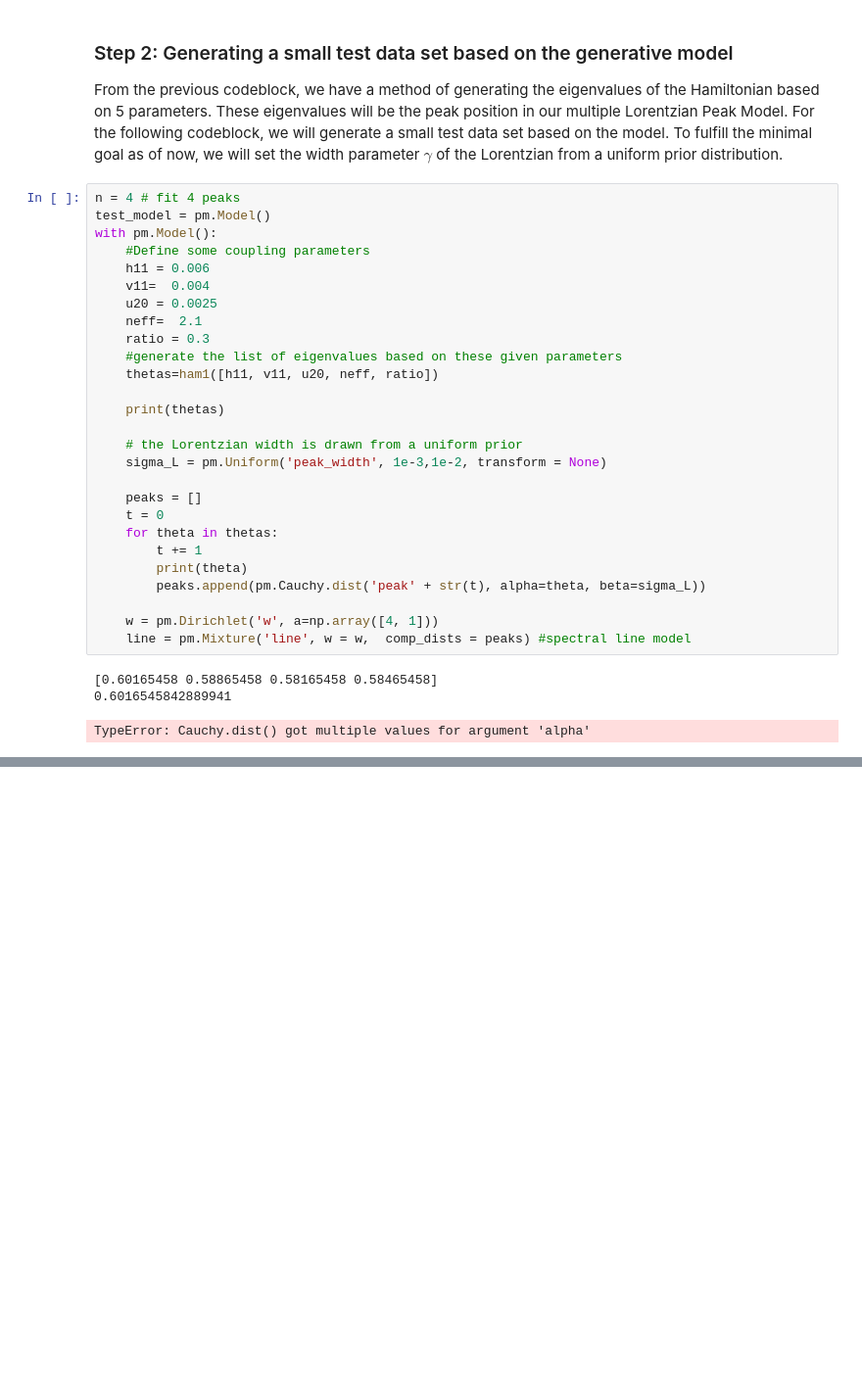
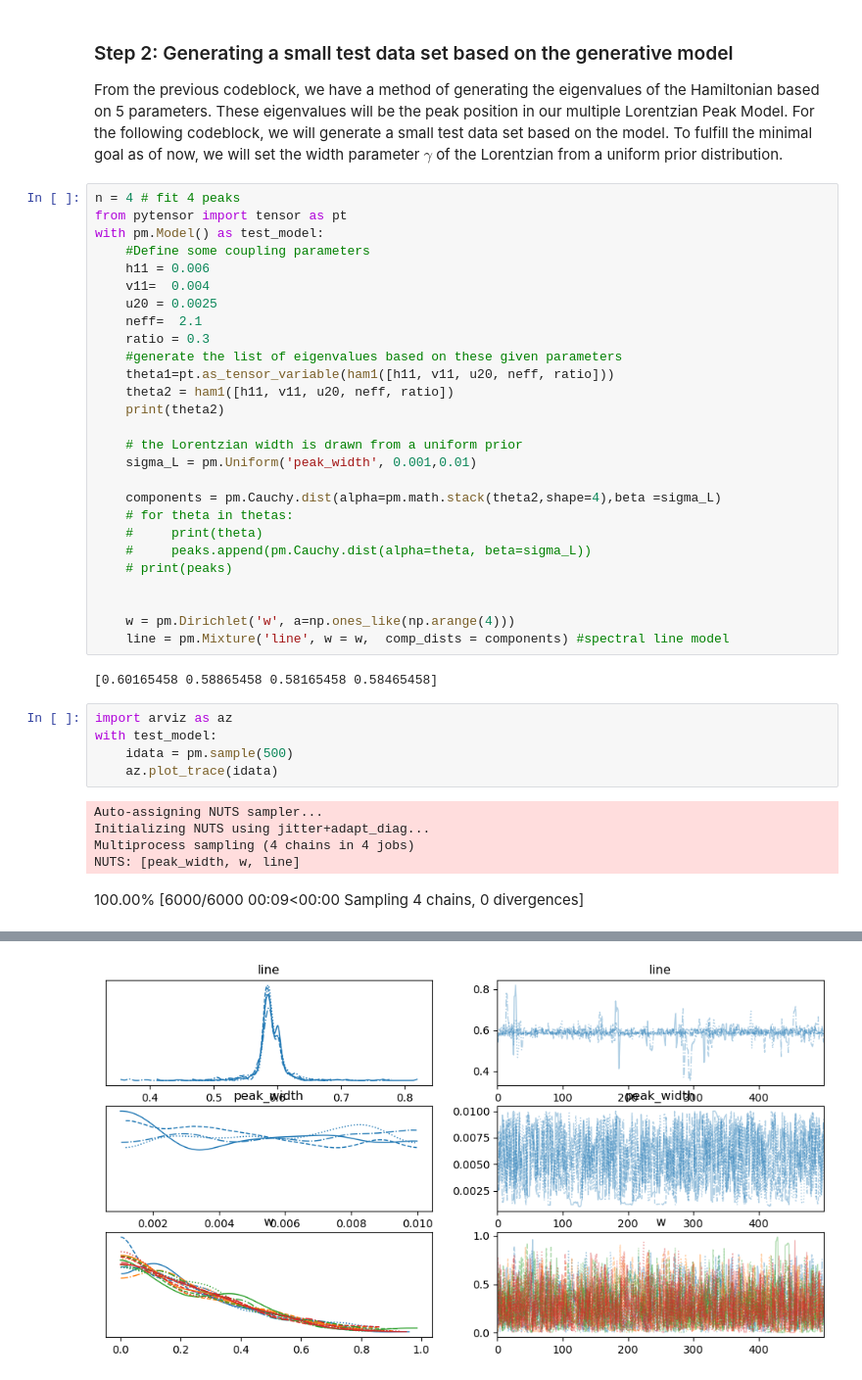
Before and after one commit to phys201/Hamiltonian-photonic-crystal, a Jupyter notebook: Documentation.ipynb, the cells around one changed output, grey strips where cells are left out. Shown at 98% size. Saved outputs shown, nothing was run; the diff lists cells and outputs as text; blank space fills up the shorter version.

```diff
--- a/Documentation.ipynb
+++ b/Documentation.ipynb
@@ -200,8 +200,8 @@ Nbases = len(Gbases.coors) ### num of bases
 From the previous codeblock, we have a method of generating the eigenvalues of the Hamiltonian based on 5 parameters. These eigenvalues will be the peak position in our multiple Lorentzian Peak Model. For the following codeblock, we will generate a small test data set based on the model. To fulfill the minimal goal as of now, we will set the width parameter $\gamma$ of the Lorentzian from a uniform prior distribution.
 # %%
 n = 4 # fit 4 peaks
-test_model = pm.Model()
-with pm.Model():
+from pytensor import tensor as pt
+with pm.Model() as test_model:
     #Define some coupling parameters
     h11 = 0.006
     v11=  0.004
@@ -209,23 +209,32 @@ with pm.Model():
     neff=  2.1
     ratio = 0.3
     #generate the list of eigenvalues based on these given parameters
-    thetas=ham1([h11, v11, u20, neff, ratio])
-
-    print(thetas)
+    theta1=pt.as_tensor_variable(ham1([h11, v11, u20, neff, ratio]))
+    theta2 = ham1([h11, v11, u20, neff, ratio])
+    print(theta2)
 
     # the Lorentzian width is drawn from a uniform prior
-    sigma_L = pm.Uniform('peak_width', 1e-3,1e-2, transform = None)
+    sigma_L = pm.Uniform('peak_width', 0.001,0.01)
 
-    peaks = []
-    t = 0
-    for theta in thetas:
-        t += 1
-        print(theta)
-        peaks.append(pm.Cauchy.dist('peak' + str(t), alpha=theta, beta=sigma_L))
+    components = pm.Cauchy.dist(alpha=pm.math.stack(theta2,shape=4),beta =sigma_L)
+    # for theta in thetas:
+    #     print(theta)
+    #     peaks.append(pm.Cauchy.dist(alpha=theta, beta=sigma_L))
+    # print(peaks)
 
-    w = pm.Dirichlet('w', a=np.array([4, 1]))
-    line = pm.Mixture('line', w = w,  comp_dists = peaks) #spectral line model
+
+    w = pm.Dirichlet('w', a=np.ones_like(np.arange(4)))
+    line = pm.Mixture('line', w = w,  comp_dists = components) #spectral line model
 # %% [output]
 [0.60165458 0.58865458 0.58165458 0.58465458]
-0.6016545842889941
-TypeError: Cauchy.dist() got multiple values for argument 'alpha'
+# %%
+import arviz as az
+with test_model:
+    idata = pm.sample(500)
+    az.plot_trace(idata)
+# %% [output]
+Auto-assigning NUTS sampler...
+Initializing NUTS using jitter+adapt_diag...
+Multiprocess sampling (4 chains in 4 jobs)
+NUTS: [peak_width, w, line]
+100.00% [6000/6000 00:09<00:00 Sampling 4 chains, 0 divergences]
@@ -231,0 +242 @@ TypeError: Cauchy.dist() got multiple values for argument 'alpha'
+[figure, added]
```
Also changed, not shown: parts of 1 cell of this notebook.
